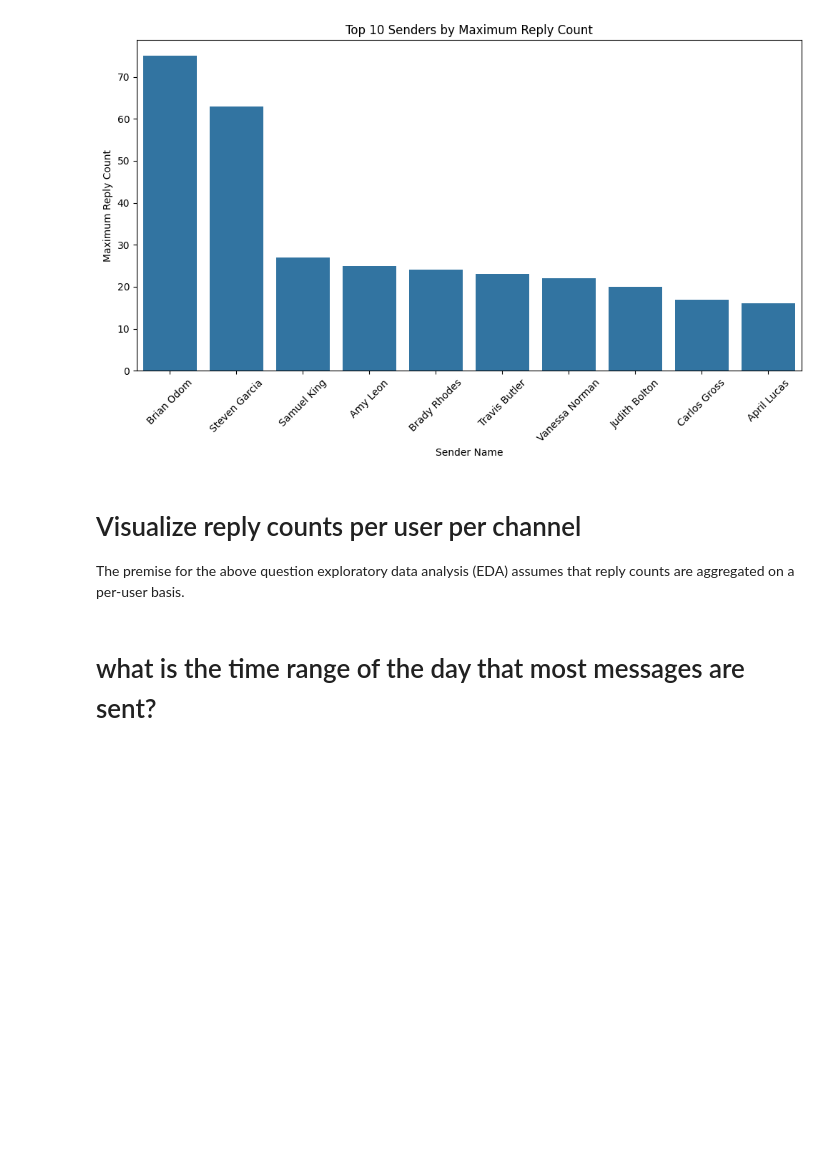
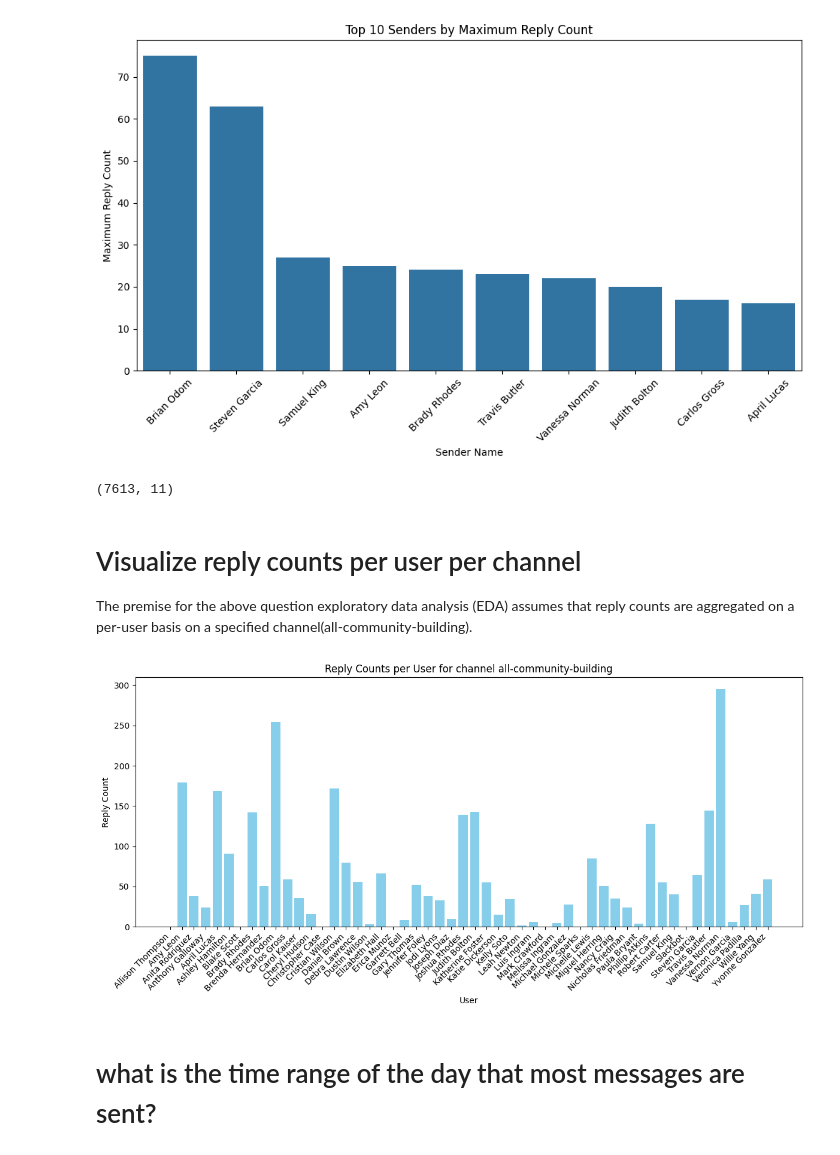
Before and after one commit to olaniSiyum/week0-starter-network-analysis, a Jupyter notebook: notebooks/parse_slack_data.ipynb, the cells around one changed output. Drawn from its saved outputs; the diff is of its cells as text; code cells hidden in the pictures; blank space fills up the shorter version.

Commit message:
visualize reply count per user

```diff
--- a/notebooks/parse_slack_data.ipynb
+++ b/notebooks/parse_slack_data.ipynb
@@ -253,7 +253,9 @@ top_10_senders_eda(df_community)
 # %% [output]
 [figure]
 # %%
-df.shape
+df_community.shape
+# %% [output]
+(7613, 11)
 # %% [markdown]
 # Visualize reply counts per user per channel
-The premise for the above question exploratory data analysis (EDA) assumes that reply counts are aggregated on a per-user basis.
+The premise for the above question exploratory data analysis (EDA) assumes that reply counts are aggregated on a per-user basis on a specified channel(all-community-building).
@@ -309,3 +262,19 @@ plt.show()
+# %%
+# let's visualize it for all-community-building channel
+# Aggregate reply counts per user
+pivot_df = df_community.groupby('sender_name')['reply_count'].sum().reset_index()
+
+# Plot the bar chart
+plt.figure(figsize=(12, 6))
+plt.bar(pivot_df['sender_name'], pivot_df['reply_count'], color='skyblue')
+plt.xlabel('User')
+plt.ylabel('Reply Count')
+plt.title('Reply Counts per User for channel all-community-building')
+plt.xticks(rotation=45, ha='right')  # Rotate x-axis labels for better readability
+plt.tight_layout()
+plt.show()
+# %% [output]
+[figure, added]
 # %% [markdown]
 # what is the time range of the day that most messages are sent?
 # %%
```
Also changed, not shown: parts of 1 cell of this notebook.
